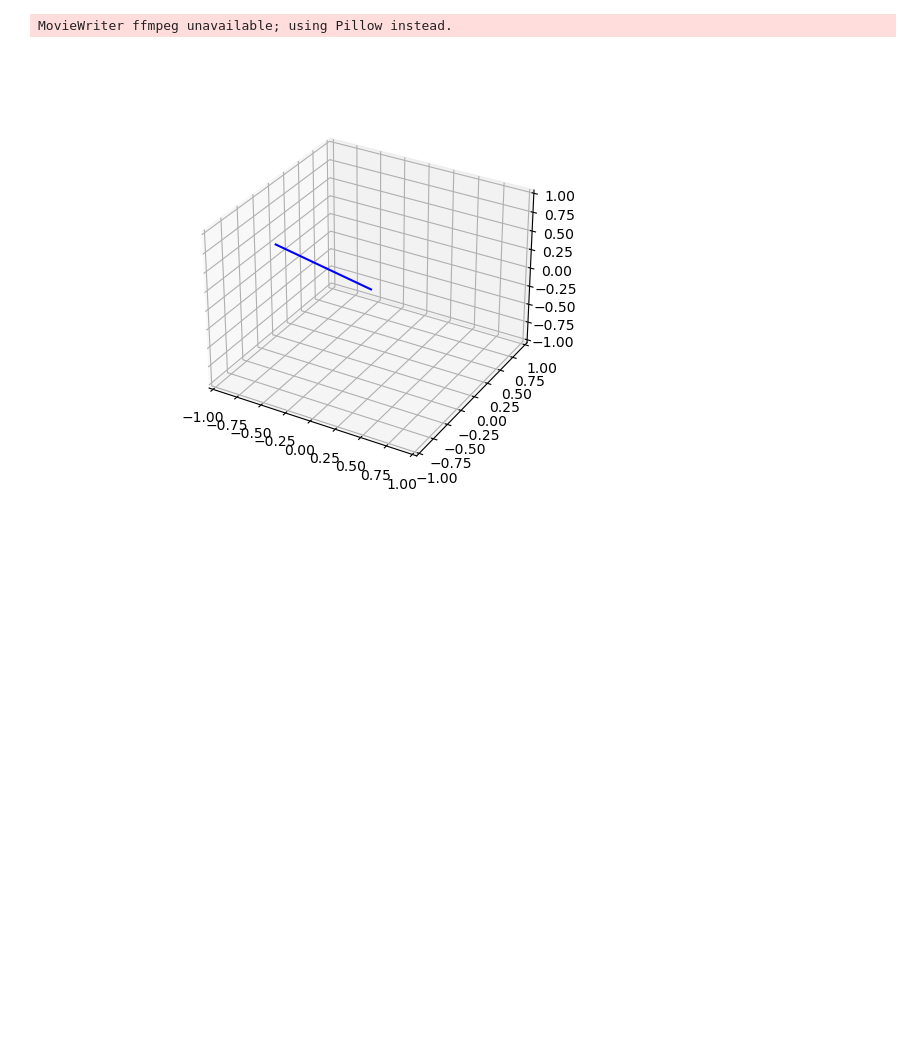
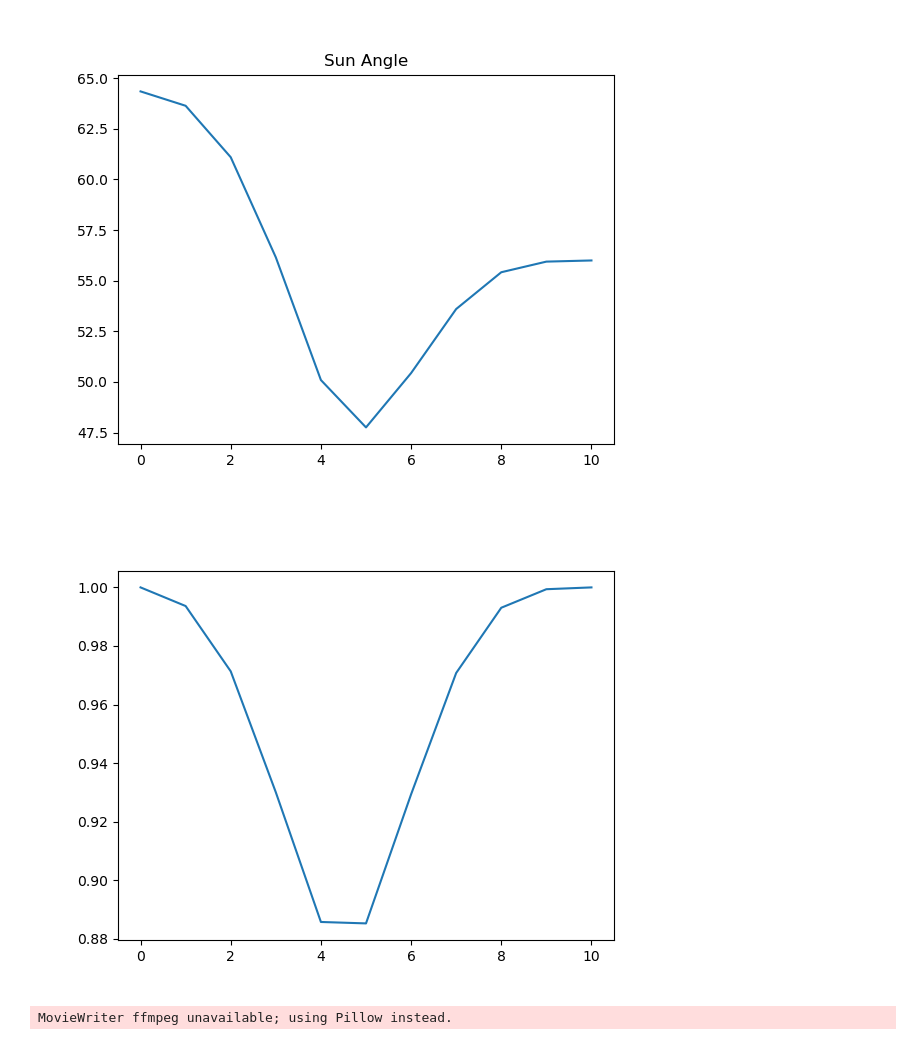
Before and after one commit to Shreeyam/6.8210-underactuated, a Jupyter notebook: traj_opt.ipynb, the cells around one changed output. Cells and saved outputs as stored; diff of their text form; code cells hidden in the pictures; blank space fills up the shorter version.

Commit message:
updated trajopt with relaxations

```diff
--- a/traj_opt.ipynb
+++ b/traj_opt.ipynb
@@ -3,16 +91,17 @@ from trajopt import *
 # %%
+import os
+os.environ["MOSEKLM_LICENSE_FILE"] = "mosek.lic"
+
 # Test case 1 -- almost replicating paper, working nonlinear example
-
 J = np.diag([100, 100, 100]) # kg*m^2
 x0 = np.array([0, 0, 0, 0.5, 0.5, 0.5, 0.5]) # [w_x, w_y, w_z, q_w, q_x, q_y, q_z]
 xn = np.array([0, 0, 0, 0.0258, 0.0258, 0.0258, 0.999]) # [w_x, w_y, w_z, q_w, q_x, q_y, q_z]
 c = np.array([[0.75, 0.433, 0.5]]).T
 s = np.array([[0, 0, 1]]).T # Boresight along z
 dt = 0.05
-N = 100
+N = 10
 abstol = 1e-3
 theta = 40
-print(theta)
 
-trajectory = optimize_trajectory_nonlinear(x0, xn, dt, N, J, attiude_constraint=True, avoidance_angle=theta, c=c, s=s)
+trajectory = optimize_trajectory_nonlinear(x0, xn, dt, N, J, attitude_constraint=True, avoidance_angle=theta, c=c, s=s, relaxation=True)
 # %% [output]
@@ -36,20 +125,26 @@ state(100,6) == 0.999
 # %%
+print(trajectory)
+
 %matplotlib widget
 
-
+print(trajectory[0])
 x_opt = trajectory[1]
 u_opt = trajectory[2]
 # Calculate q space
-qspace_vec = [qspace(x) for x in x_opt.transpose()]
+qspace_vec = qspace(x_opt)
+print(qspace_vec.shape)
 
-x = [point[0] for point in qspace_vec]
-y = [point[1] for point in qspace_vec]
-z = [point[2] for point in qspace_vec]
+x = qspace_vec[0, :]
+y = qspace_vec[1, :]
+z = qspace_vec[2, :]
 
 fig = plt.figure()
 ax = fig.add_axes([0, 0, 1, 1], projection='3d')
 plt.plot(x, y, z)
 plt.title("Trajectory in Q Space")
+# plt.xlim((0, 1))
+# plt.ylim((0, 1))
+# plt.zlim((0, 1))
 plt.show()
 
 plt.figure()
@@ -68,6 +163,15 @@ plt.title("Torques across Trajectory")
 plt.legend(["x", "y", "z"])
 plt.show()
 
+plt.figure()
+plt.plot(get_trajectory_sunangle(x_opt, c, s, avoidance_angle=theta)[0])
+plt.title("Sun Angle")
+plt.show()
+
+plt.figure()
+plt.plot(get_trajectory_unit_quaternion(x_opt))
+plt.show()
+
 animate_quaternions(None, x_opt, c.T[0])
-np.save("working_trajectory.npy", x_opt)
+# np.save("working_trajectory.npy", x_opt)
 # %% [output]
@@ -77,2 +198,3 @@ np.save("working_trajectory.npy", x_opt)
-MovieWriter ffmpeg unavailable; using Pillow instead.
-[figure, old version]
+[figure, new version]
+[figure, added]
+MovieWriter ffmpeg unavailable; using Pillow instead.
```
Also changed, not shown: parts of 6 cells of this notebook, 1 other file.
